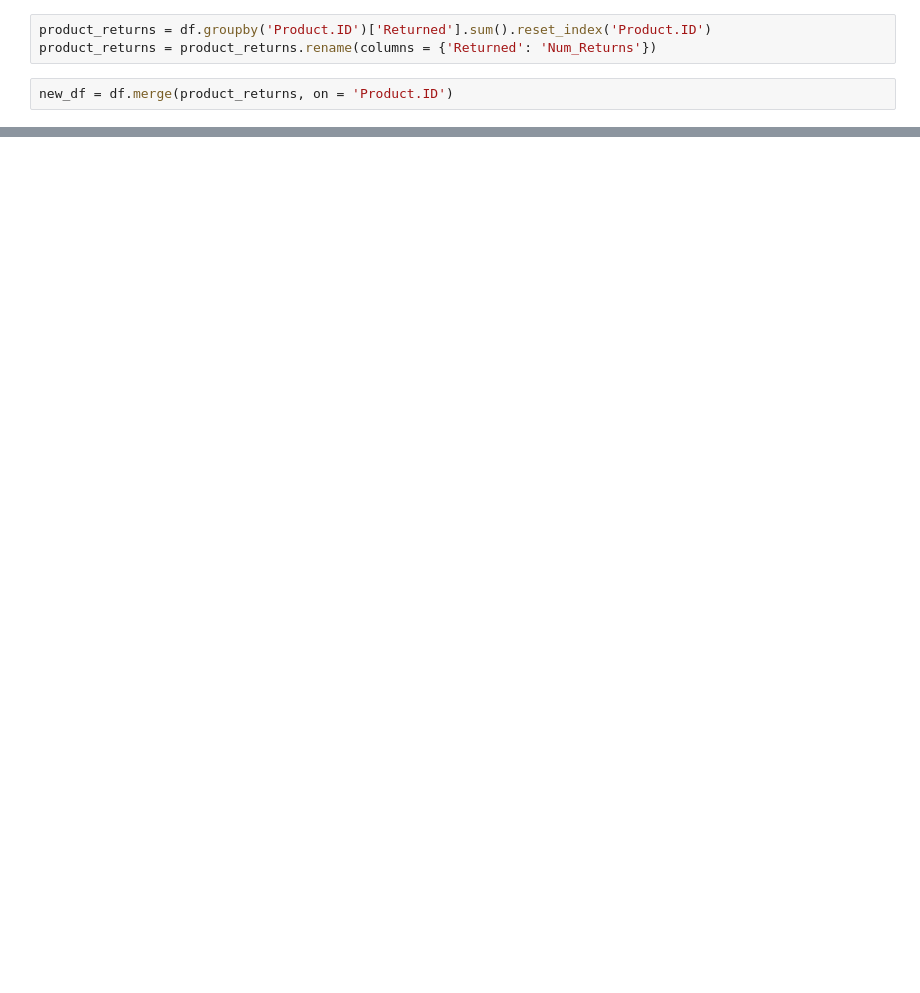
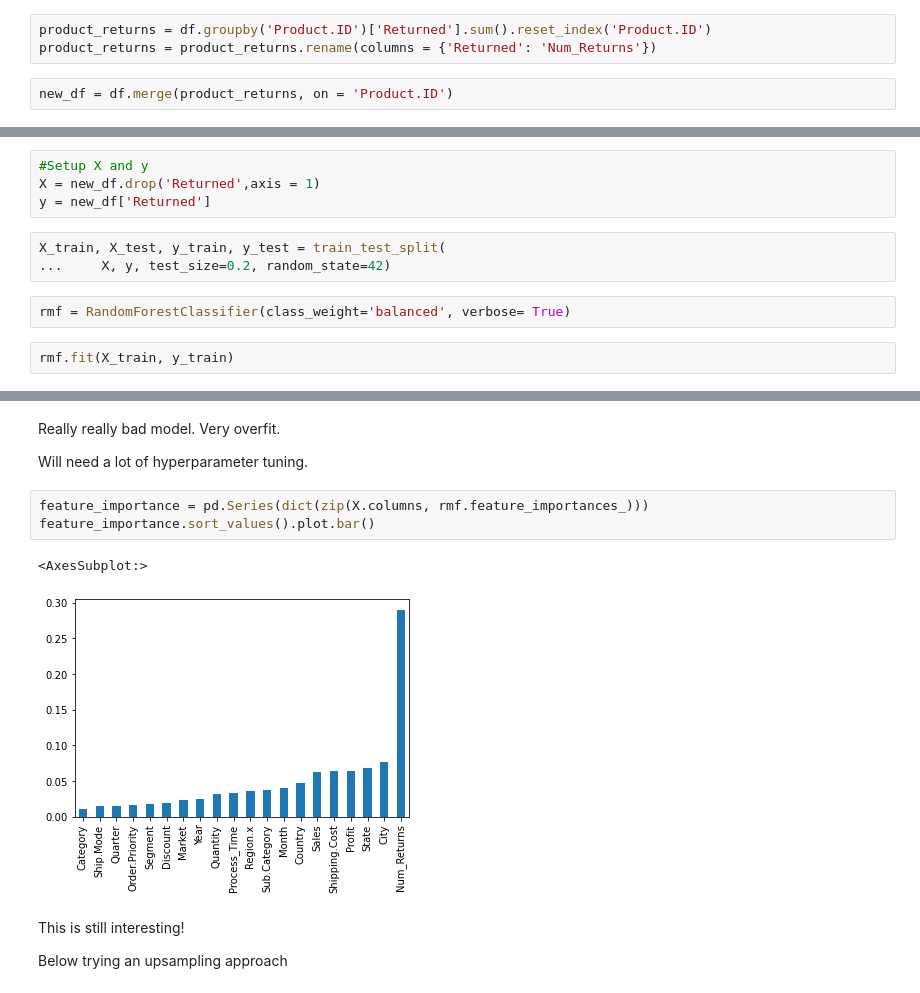
Before and after one commit to Msender98/ML_Lab, a Jupyter notebook: Part_2.ipynb, the cells around one changed output, grey strips where cells are left out. Cells and saved outputs as stored; diff of their text form; blank space fills up the shorter version.

Commit message:
Have a really overfit random_forest model

```diff
--- a/Part_2.ipynb
+++ b/Part_2.ipynb
@@ -70,0 +79,11 @@ new_df = df.merge(product_returns, on = 'Product.ID')
+# %%
+#Setup X and y
+X = new_df.drop('Returned',axis = 1)
+y = new_df['Returned']
+# %%
+X_train, X_test, y_train, y_test = train_test_split(
+...     X, y, test_size=0.2, random_state=42)
+# %%
+rmf = RandomForestClassifier(class_weight='balanced', verbose= True)
+# %%
+rmf.fit(X_train, y_train)
@@ -70,0 +110,14 @@ new_df = df.merge(product_returns, on = 'Product.ID')
+# %% [markdown]
+Really really bad model. Very overfit.
+
+Will need a lot of hyperparameter tuning.
+# %%
+feature_importance = pd.Series(dict(zip(X.columns, rmf.feature_importances_)))
+feature_importance.sort_values().plot.bar()
+# %% [output]
+<AxesSubplot:>
+[figure, added]
+# %% [markdown]
+This is still interesting!
+
+Below trying an upsampling approach
```
Also changed, not shown: parts of 16 cells of this notebook.
